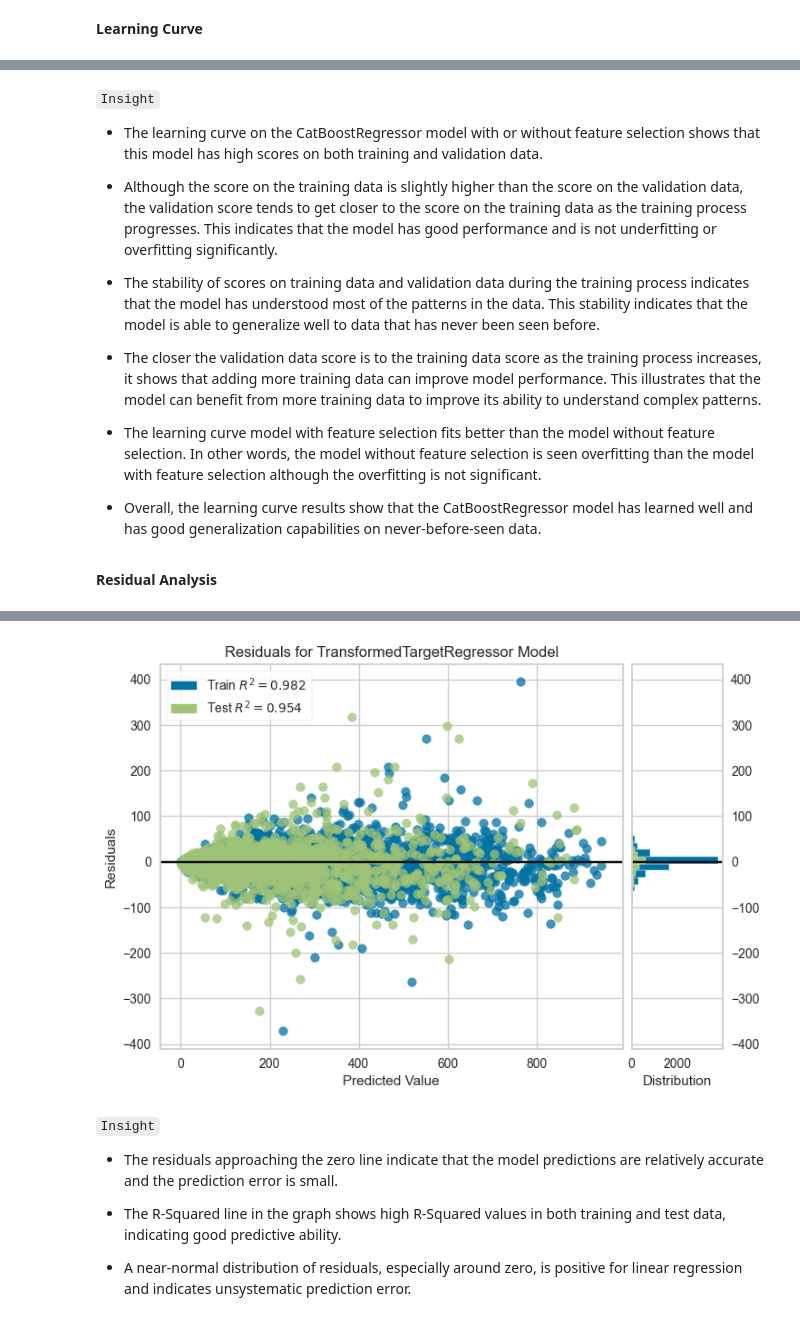
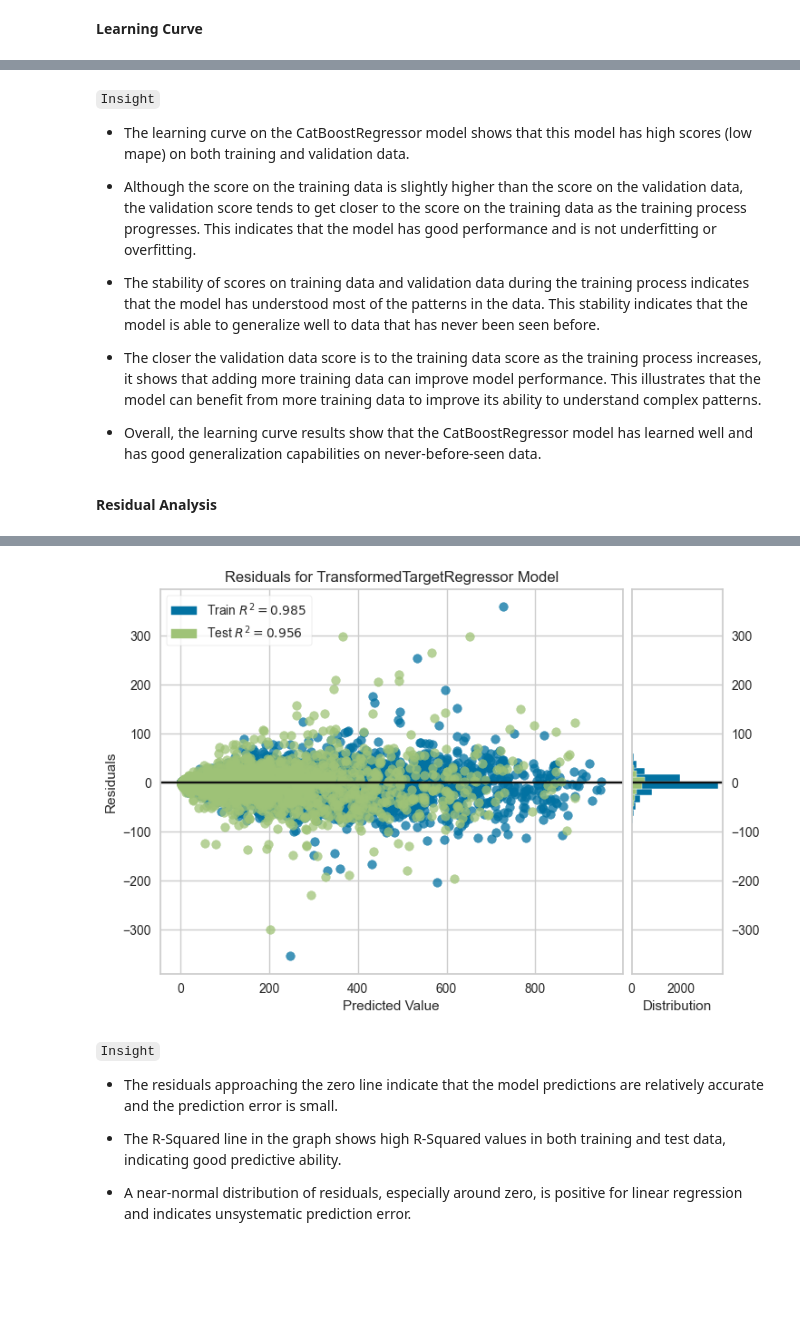
Before and after one commit to muharismrgn/Bike-Sharing-Demand-Prediction, a Jupyter notebook: notebook/Capstone 3.ipynb, the cells around one changed output, grey strips where cells are left out. Drawn from its saved outputs; the diff is of its cells as text; code cells hidden in the pictures; blank space fills up the shorter version.

```diff
--- a/notebook/Capstone 3.ipynb
+++ b/notebook/Capstone 3.ipynb
@@ -1223,8 +1246,7 @@ print('Before Tuning:')
 create_model(log_models['xgboost'])
 
 print('After Tuning:')
-log_models['xgboost'].regressor.set_params(**xgboost_tuned_params)
-create_model(log_models['xgboost'])
+create_model(tuned_models['xgboost'])
 # %% [output]
 Before Tuning:
 [interactive output not drawn]
@@ -1360,3 +1378,6 @@ svr_tuned_params = {'C': 10,
                     'degree': 2,
                     'epsilon': 0.01,
                     'kernel': 'poly'}
+
+tuned_models['svr'] = create_model(log_models['svr'], verbose=False)
+tuned_models['svr'].regressor['model'].set_params(**svr_tuned_params)
@@ -1462,0 +1539,13 @@ Based on this analysis, CatBoost Regressor may be the best choice because it pro
+# %%
+sns.set_style('darkgrid')
+
+fig, axs = plt.subplots(2, 3, figsize =(20,8))
+axs = axs.flatten()
+
+metric_eval = ['MAE', 'RMSE', 'RMSLE', 'MAPE', 'R2', 'Time (Sec)']
+for i in range(len(metric_eval)):
+    sns.lineplot(data=cross_val, x='K-Fold', y=metric_eval[i], ax=axs[i], marker='o')
+
+fig.tight_layout()
+plt.suptitle('K-Fold Cross-Validation Results', y=1.02, fontsize=16)
+plt.show()
@@ -1541,5 +1631,15 @@ feature_selection = ColumnTransformer(
 # %%
-log_models['tuned_catboost'] = create_model(estimator=TransformedTargetRegressor(
+selected_feature = ['dteday_weekday', 'dteday_year', 'dteday_month', 'dteday_day', 'hr', 'holiday', 'season', 'weathersit', 'temp']
+feature_selection = ColumnSelector(cols=selected_feature)
+
+final_model  = create_model(estimator=Pipeline(steps=
+                                            [
+                                                ('feature selection', feature_selection),
+                                                ('model', tuned_models['catboost'])
+                                            ])
+                            )
+
+tuned_models['catboost'] = create_model(estimator=TransformedTargetRegressor(
                                 regressor=Pipeline(steps=
                                             [
                                                 ('feature selection', feature_selection),
@@ -1678,24 +1726,22 @@ Final model with feature selection:
 # %% [markdown]
 `Insight`
 
-- The learning curve on the CatBoostRegressor model with or without feature selection shows that this model has high scores on both training and validation data.
+- The learning curve on the CatBoostRegressor model shows that this model has high scores (low mape) on both training and validation data.
 
-- Although the score on the training data is slightly higher than the score on the validation data, the validation score tends to get closer to the score on the training data as the training process progresses. This indicates that the model has good performance and is not underfitting or overfitting significantly.
+- Although the score on the training data is slightly higher than the score on the validation data, the validation score tends to get closer to the score on the training data as the training process progresses. This indicates that the model has good performance and is not underfitting or overfitting.
 
 - The stability of scores on training data and validation data during the training process indicates that the model has understood most of the patterns in the data. This stability indicates that the model is able to generalize well to data that has never been seen before.
 
 - The closer the validation data score is to the training data score as the training process increases, it shows that adding more training data can improve model performance. This illustrates that the model can benefit from more training data to improve its ability to understand complex patterns.
 
-- The learning curve model with feature selection fits better than the model without feature selection. In other words, the model without feature selection is seen overfitting than the model with feature selection although the overfitting is not significant.
-
 - Overall, the learning curve results show that the CatBoostRegressor model has learned well and has good generalization capabilities on never-before-seen data.
 # %% [markdown]
 **Residual Analysis**
 # %%
-plot_model(estimator=final_model, plot='residuals')
+plot_model(estimator=tuned_models['catboost'], plot='residuals')
 # %% [output]
 [interactive output not drawn]
-[figure, old version]
+[figure, new version]
 # %% [markdown]
 `Insight`
 
```
Also changed, not shown: parts of 95 cells of this notebook.
